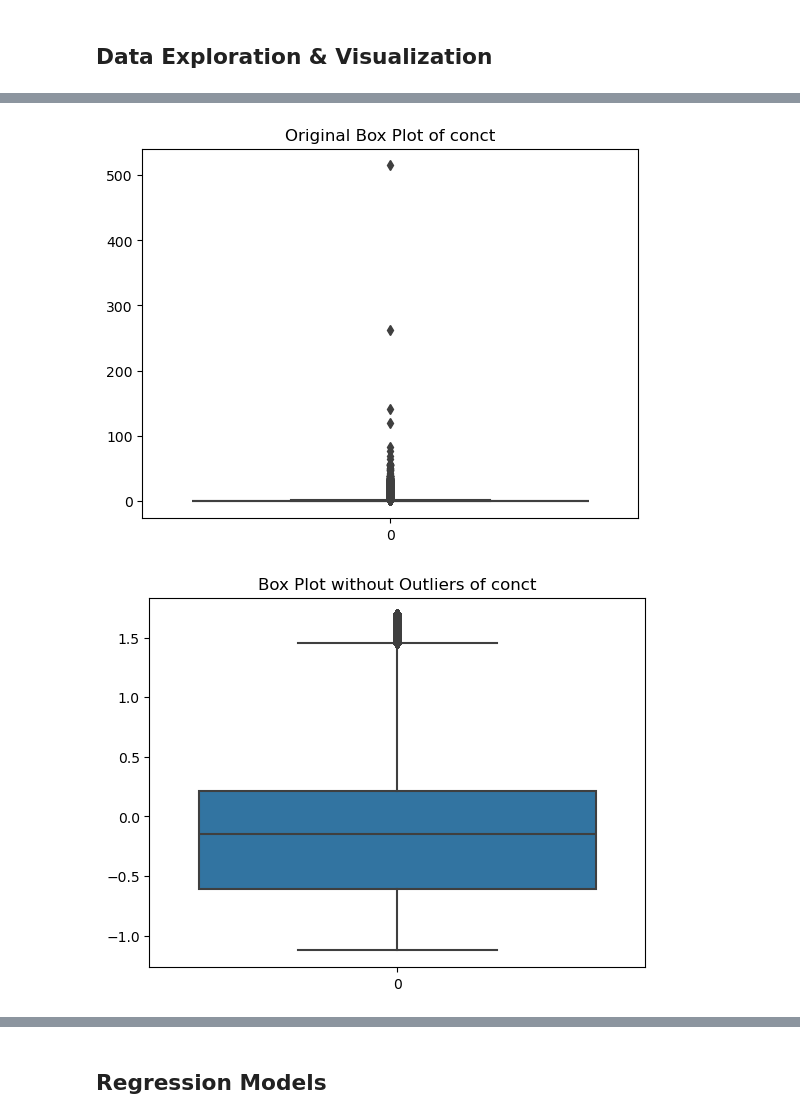
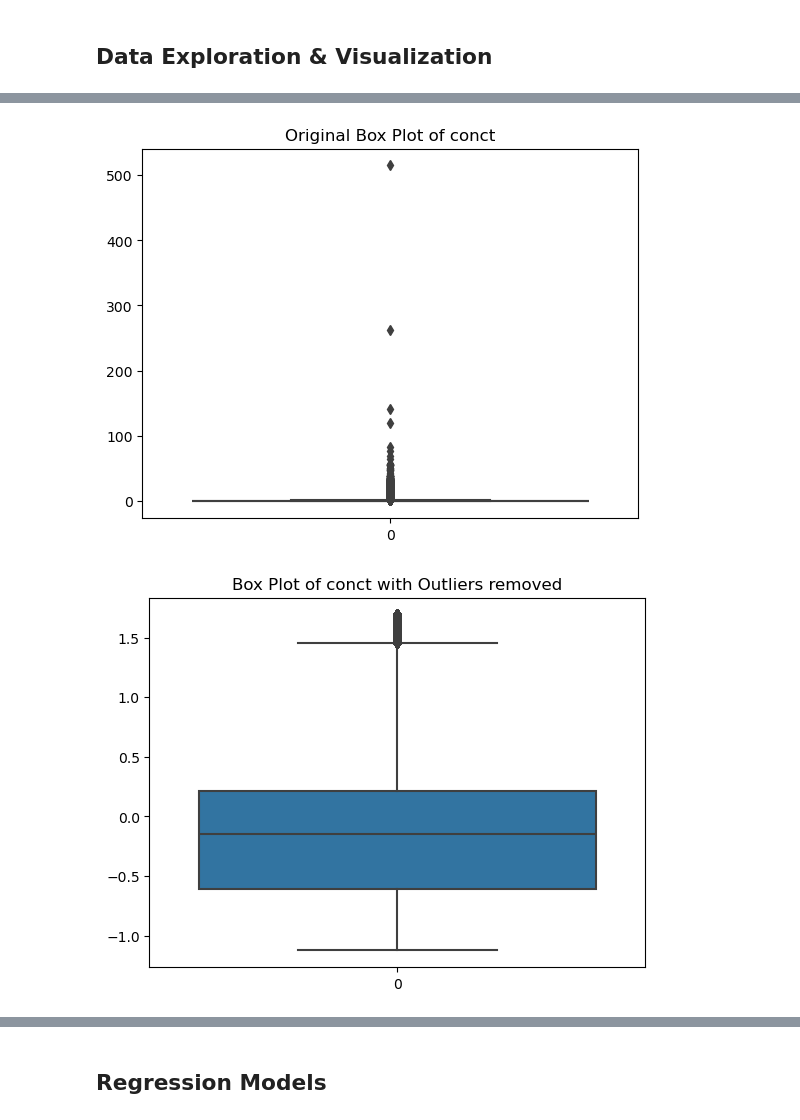
Before and after one commit to AmelBenSi/ML_Models_for_Predicting_Atmospheric_Emissions, a Jupyter notebook: src/reg.ipynb, the cells around one changed output, grey strips where cells are left out. Saved outputs shown, nothing was run; the diff lists cells and outputs as text; code cells hidden in the pictures.

```diff
--- a/src/reg.ipynb
+++ b/src/reg.ipynb
@@ -101,35 +66,35 @@ def remove_outliers(df, column):
     plt.show()
 
     # Calculate the IQR which is the difference between 75th and 25th percentiles
     for x in [column]:
         q75,q25 = np.percentile(df.loc[:,x],[75,25])
         intr_qr = q75-q25
 
         # Define the upper and lower bounds for outliers
         max = q75+(1.5*intr_qr)
         min = q25-(1.5*intr_qr)
 
         # Replace outliers with NaN for later removal
         df.loc[df[x] < min,x] = np.nan
         df.loc[df[x] > max,x] = np.nan
 
     # Remove rows with NaN values in the column to clear out the outliers
     df[column].isnull().sum()
     df = df.dropna()
 
     # Display a box plot of the data column after removing outliers
     sns.boxplot(df[column])
-    plt.title(f'Box Plot without Outliers of {column}')
+    plt.title(f'Box Plot of {column} with Outliers removed')
     plt.show()
 
     # Return the dataframe with outliers removed
     return df
 
 # Remove outliers from the 'conct' column, presenting many outliers
 df = remove_outliers(df, 'conct')
 # %% [output]
 [figure]
-[figure, old version]
+[figure, new version]
 # %%
 ''' Generate and display a heatmap of the correlation matrix for dataframe columns
 to visually inspect the pairwise correlations between features'''
```
Also changed, not shown: parts of 26 cells of this notebook, 5 other files.
